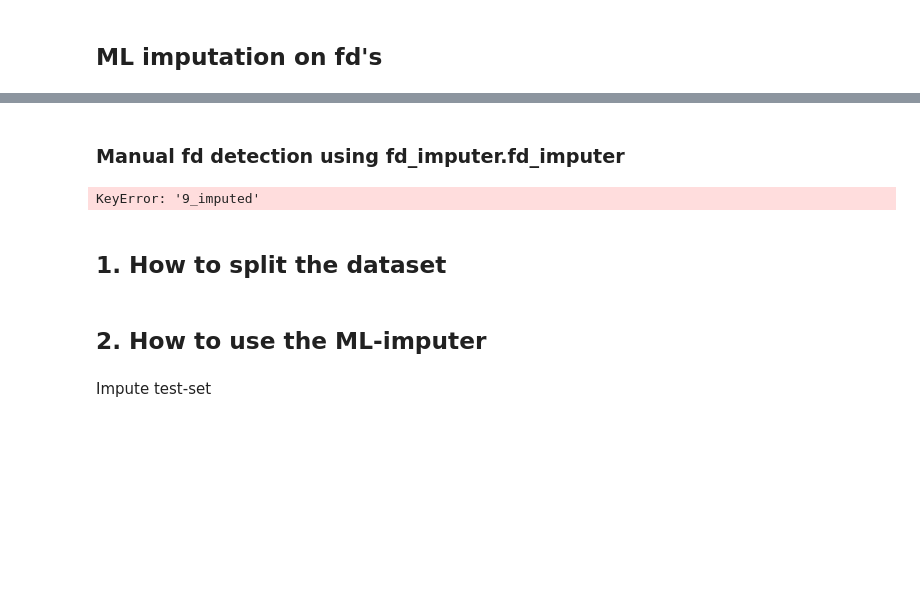
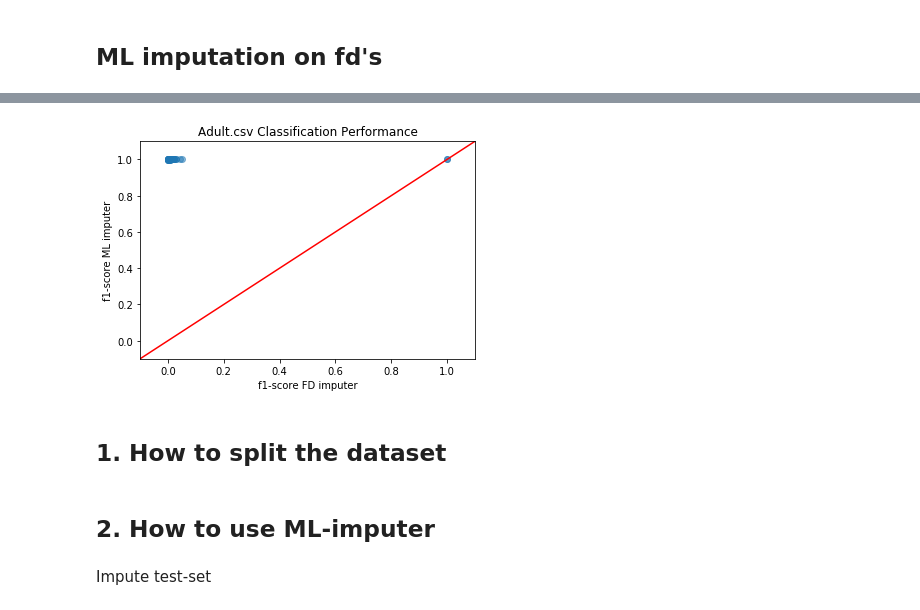
Before and after one commit to felixbiessmann/MLFD, a Jupyter notebook: fd_imputer_analysis.ipynb, the cells around one changed output, grey strips where cells are left out. Cells and saved outputs as stored; diff of their text form; code cells hidden in the pictures; blank space fills up the shorter version.

Commit message:
Plot f1-comparison for ml/fd on adult.csv
First comparison for classification performance by plotting f1-scores of
ml-imputer and fd-imputer.

Pickled the ml-results since computing them took 8hrs.

```diff
--- a/fd_imputer_analysis.ipynb
+++ b/fd_imputer_analysis.ipynb
@@ -39,9 +30,12 @@ from sklearn import metrics
+# %%
+from sklearn import metrics
+continuous = [0, 1, 3, 11, 12, 13] # cols containing continuous numbers
 # %%
 fd_imputer_results = {}
 for rhs in fds:
     results = []
     for lhs in fds[rhs]:
-        print(rhs, lhs)
+        # print(rhs, lhs)
         fd = {rhs: lhs}
         df_fd_imputed = fd_imputer.fd_imputer(df_test, df_train, fd)
 
@@ -50,15 +44,22 @@ for rhs in fds:
         if isinstance(df_fd_imputed.loc[0, rhs], str):
             df_fd_imputed = df_fd_imputed.fillna('no value')
         else:
-            df_fd_imputed = df_fd_imputed.fillna(99999999)
+            df_fd_imputed = df_fd_imputed.fillna(0)
 
         y_pred = df_fd_imputed.loc[:, str(rhs)+'_imputed']
         y_true = df_fd_imputed.loc[:, rhs]
-        result = {
-            'lhs': lhs,
-            'precision': metrics.precision_score(y_true, y_pred, average='weighted'),
-            'recall': metrics.recall_score(y_true, y_pred, average='weighted'),
-            'f1': metrics.f1_score(y_true, y_pred, average='weighted')
-        }
+
+        if rhs in continuous:
+            result = {
+                'lhs': lhs,
+                'mse': metrics.mean_squared_error(y_true, y_pred)
+            }
+        else:
+            result = {
+                'lhs': lhs,
+                'precision': metrics.precision_score(y_true, y_pred, average='weighted'),
+                'recall': metrics.recall_score(y_true, y_pred, average='weighted'),
+                'f1': metrics.f1_score(y_true, y_pred, average='weighted')
+            }
         results.append(result)
     fd_imputer_results[rhs] = results
@@ -159,2 +153,0 @@ ValueError: Classification metrics can't handle a mix of multiclass and continuo
-# %% [markdown]
-### Manual fd detection using fd_imputer.fd_imputer
@@ -171,8 +153,0 @@ df_fd_imputed = df_fd_imputed.fillna('no value')
-# %%
-y_pred = df_fd_imputed.loc[:, '9_imputed']
-y_true = df_fd_imputed.iloc[:, 9]
-print(metrics.precision_score(y_true, y_pred, average='weighted'))
-print(metrics.recall_score(y_true, y_pred, average='weighted'))
-print(metrics.f1_score(y_true, y_pred, average='weighted'))
-# %% [output]
-KeyError: '9_imputed'
@@ -179,10 +158,27 @@ KeyError: '9_imputed'
+# %%
+f1_fd = [y['f1'] for x in fd_imputer_results for y in fd_imputer_results[x] if 'f1' in y.keys()]
+f1_ml = [y['f1'] for x in ml_imputer_results for y in ml_imputer_results[x] if 'f1' in y.keys()]
+fig, ax = plt.subplots()
+sc = plt.scatter(f1_fd,
+                 f1_ml,
+                 alpha=0.5)
+plt.plot(np.linspace(-2, 2), np.linspace(-2, 2), c='red')
+ax.set(title='Adult.csv Classification Performance',
+      xlabel = 'f1-score FD imputer',
+      ylabel = 'f1-score ML imputer',
+      xlim = [-0.1, 1.1],
+      ylim  = [-0.1, 1.1])
+fig.savefig('ml-fd-classification.png', transparent=False,
+           dpi=320, bbox_inches='tight')
+# %% [output]
+[figure, added]
 # %% [markdown]
 ## 1. How to split the dataset
 # %%
 df = pd.read_csv(DATA_PATH, sep=';', header=None)
 fd_imputer.save_df_split(DATA_TITLE, df, SPLITS_PATH, METANOME_DATA_PATH, [0.8, 0.2])
 # %% [markdown]
-## 2. How to use the ML-imputer
+## 2. How to use ML-imputer
 # %% [markdown]
 Impute test-set
 # %%
```
Also changed, not shown: parts of 9 cells of this notebook, 2 other files.
